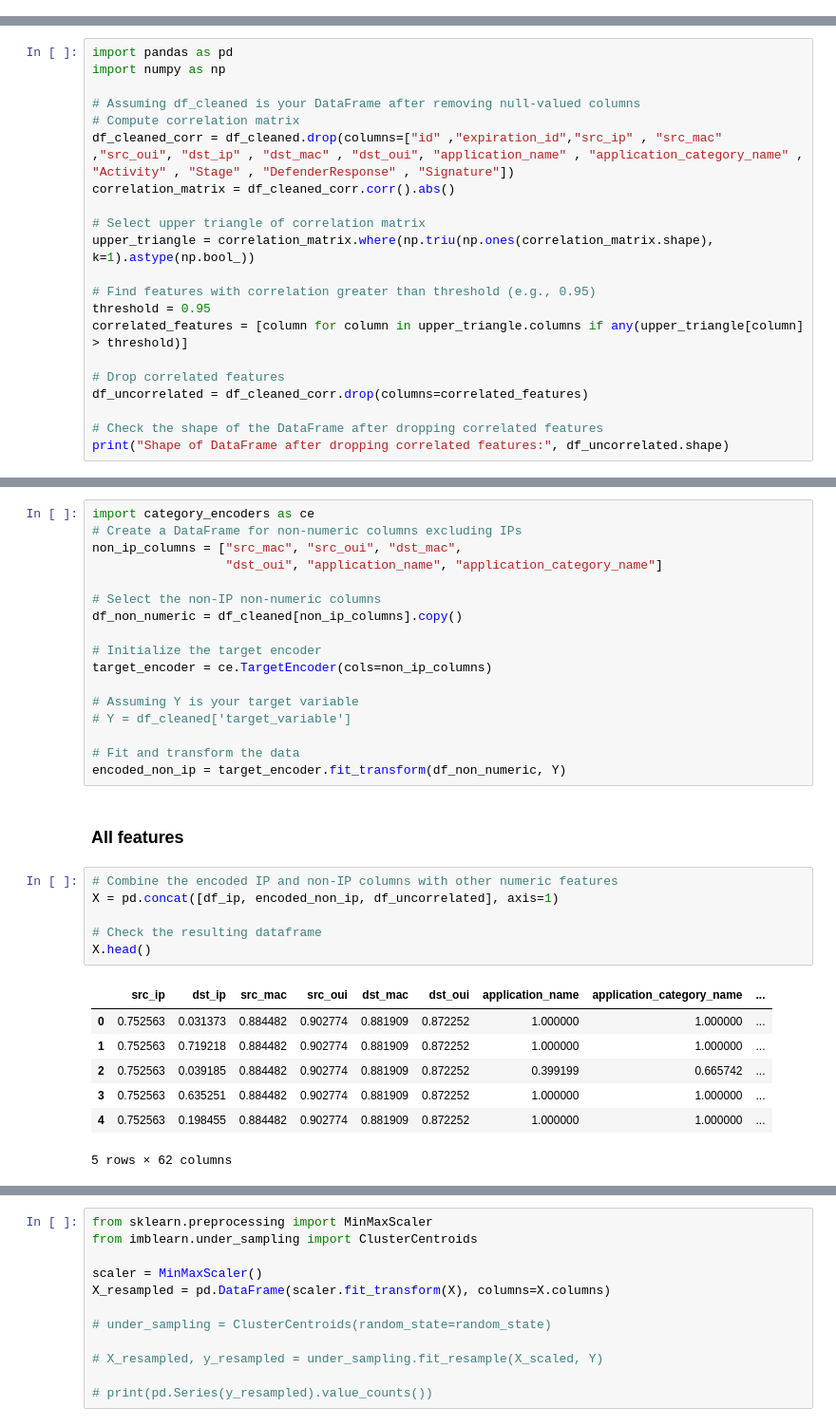
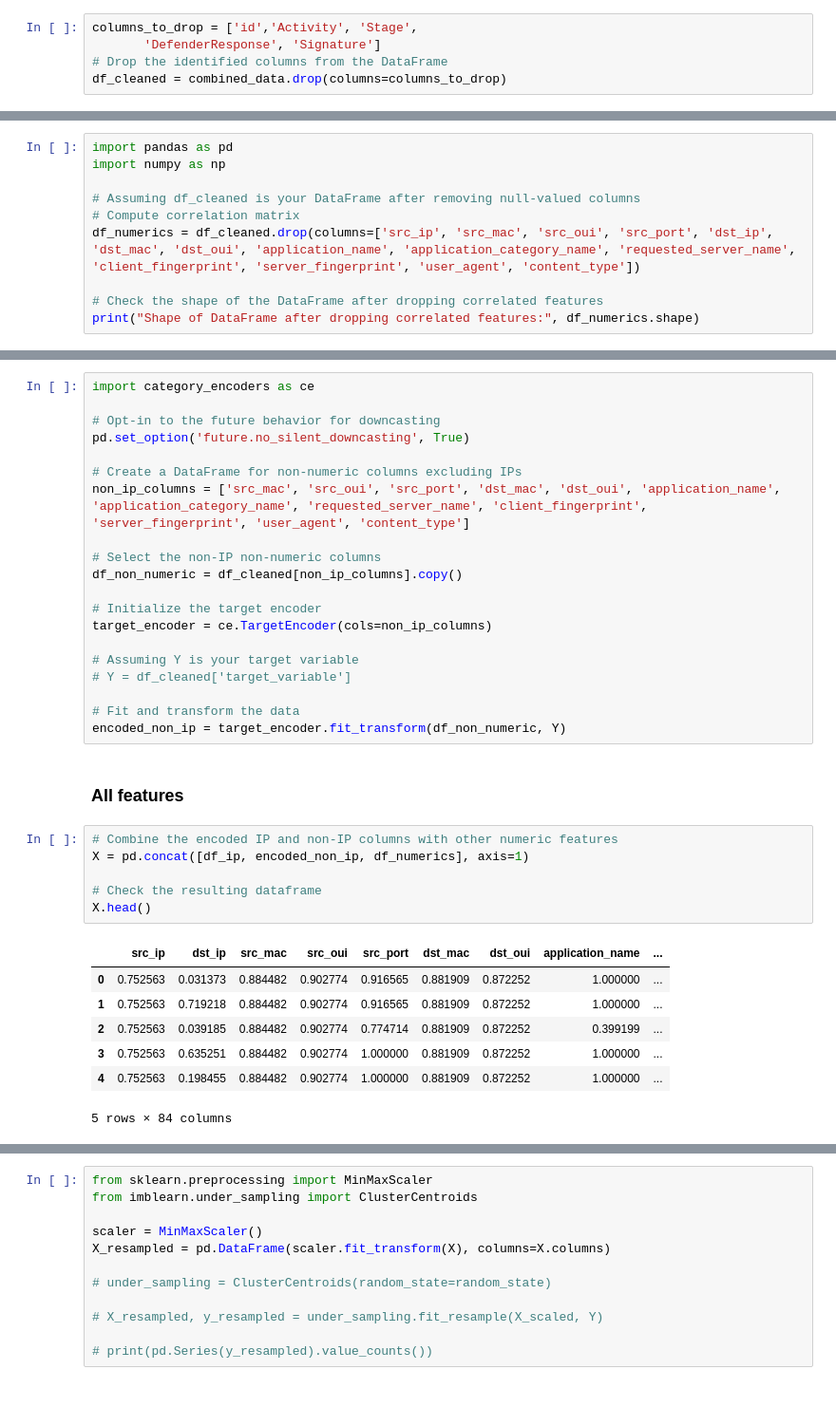
Before and after one commit to rakinplaban/APT_work, a Jupyter notebook: unraveled/cnn_bilstm_unbalanced.ipynb, the cells around one changed output, grey strips where cells are left out. Shown at 95% size. Cells and saved outputs as stored; diff of their text form; blank space fills up the shorter version.

```diff
--- a/unraveled/cnn_bilstm_unbalanced.ipynb
+++ b/unraveled/cnn_bilstm_unbalanced.ipynb
@@ -133,0 +99,5 @@ memory usage: 40.5+ MB
+# %%
+columns_to_drop = ['id','Activity', 'Stage',
+       'DefenderResponse', 'Signature']
+# Drop the identified columns from the DataFrame
+df_cleaned = combined_data.drop(columns=columns_to_drop)
@@ -137,19 +129,8 @@ import numpy as np
 
 # Assuming df_cleaned is your DataFrame after removing null-valued columns
 # Compute correlation matrix
-df_cleaned_corr = df_cleaned.drop(columns=["id" ,"expiration_id","src_ip" , "src_mac" ,"src_oui", "dst_ip" , "dst_mac" , "dst_oui", "application_name" , "application_category_name" , "Activity" , "Stage" , "DefenderResponse" , "Signature"])
-correlation_matrix = df_cleaned_corr.corr().abs()
-
-# Select upper triangle of correlation matrix
-upper_triangle = correlation_matrix.where(np.triu(np.ones(correlation_matrix.shape), k=1).astype(np.bool_))
-
-# Find features with correlation greater than threshold (e.g., 0.95)
-threshold = 0.95
-correlated_features = [column for column in upper_triangle.columns if any(upper_triangle[column] > threshold)]
-
-# Drop correlated features
-df_uncorrelated = df_cleaned_corr.drop(columns=correlated_features)
+df_numerics = df_cleaned.drop(columns=['src_ip', 'src_mac', 'src_oui', 'src_port', 'dst_ip', 'dst_mac', 'dst_oui', 'application_name', 'application_category_name', 'requested_server_name', 'client_fingerprint', 'server_fingerprint', 'user_agent', 'content_type'])
 
 # Check the shape of the DataFrame after dropping correlated features
-print("Shape of DataFrame after dropping correlated features:", df_uncorrelated.shape)
+print("Shape of DataFrame after dropping correlated features:", df_numerics.shape)
 # %% [output]
@@ -266,9 +246,12 @@ For example, when doing 'df[col].method(value, inplace=True)', try using 'df.met
 ### Other non-numeric conversion
 # %%
 import category_encoders as ce
+
+# Opt-in to the future behavior for downcasting
+pd.set_option('future.no_silent_downcasting', True)
+
 # Create a DataFrame for non-numeric columns excluding IPs
-non_ip_columns = ["src_mac", "src_oui", "dst_mac",
-                  "dst_oui", "application_name", "application_category_name"]
+non_ip_columns = ['src_mac', 'src_oui', 'src_port', 'dst_mac', 'dst_oui', 'application_name', 'application_category_name', 'requested_server_name', 'client_fingerprint', 'server_fingerprint', 'user_agent', 'content_type']
 
 # Select the non-IP non-numeric columns
 df_non_numeric = df_cleaned[non_ip_columns].copy()
@@ -285,18 +268,18 @@ encoded_non_ip = target_encoder.fit_transform(df_non_numeric, Y)
 ### All features
 # %%
 # Combine the encoded IP and non-IP columns with other numeric features
-X = pd.concat([df_ip, encoded_non_ip, df_uncorrelated], axis=1)
+X = pd.concat([df_ip, encoded_non_ip, df_numerics], axis=1)
 
 # Check the resulting dataframe
 X.head()
 # %% [output]
-|  | src_ip | dst_ip | src_mac | src_oui | dst_mac | dst_oui | application_name | application_category_name | ... |
-| 0 | 0.752563 | 0.031373 | 0.884482 | 0.902774 | 0.881909 | 0.872252 | 1.000000 | 1.000000 | ... |
-| 1 | 0.752563 | 0.719218 | 0.884482 | 0.902774 | 0.881909 | 0.872252 | 1.000000 | 1.000000 | ... |
-| 2 | 0.752563 | 0.039185 | 0.884482 | 0.902774 | 0.881909 | 0.872252 | 0.399199 | 0.665742 | ... |
-| 3 | 0.752563 | 0.635251 | 0.884482 | 0.902774 | 0.881909 | 0.872252 | 1.000000 | 1.000000 | ... |
-| 4 | 0.752563 | 0.198455 | 0.884482 | 0.902774 | 0.881909 | 0.872252 | 1.000000 | 1.000000 | ... |
+|  | src_ip | dst_ip | src_mac | src_oui | src_port | dst_mac | dst_oui | application_name | ... |
+| 0 | 0.752563 | 0.031373 | 0.884482 | 0.902774 | 0.916565 | 0.881909 | 0.872252 | 1.000000 | ... |
+| 1 | 0.752563 | 0.719218 | 0.884482 | 0.902774 | 0.916565 | 0.881909 | 0.872252 | 1.000000 | ... |
+| 2 | 0.752563 | 0.039185 | 0.884482 | 0.902774 | 0.774714 | 0.881909 | 0.872252 | 0.399199 | ... |
+| 3 | 0.752563 | 0.635251 | 0.884482 | 0.902774 | 1.000000 | 0.881909 | 0.872252 | 1.000000 | ... |
+| 4 | 0.752563 | 0.198455 | 0.884482 | 0.902774 | 1.000000 | 0.881909 | 0.872252 | 1.000000 | ... |
-5 rows × 62 columns
+5 rows × 84 columns
 # %%
 X.shape
 # %% [output]
```
Also changed, not shown: parts of 58 cells of this notebook.
